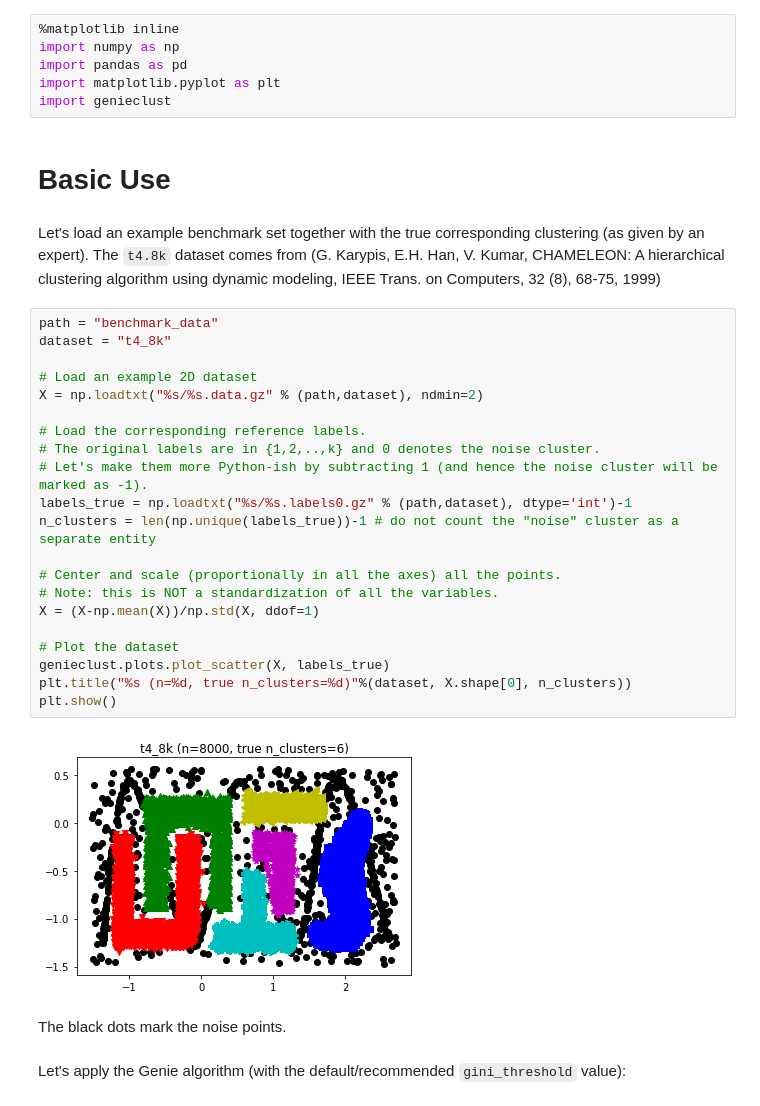
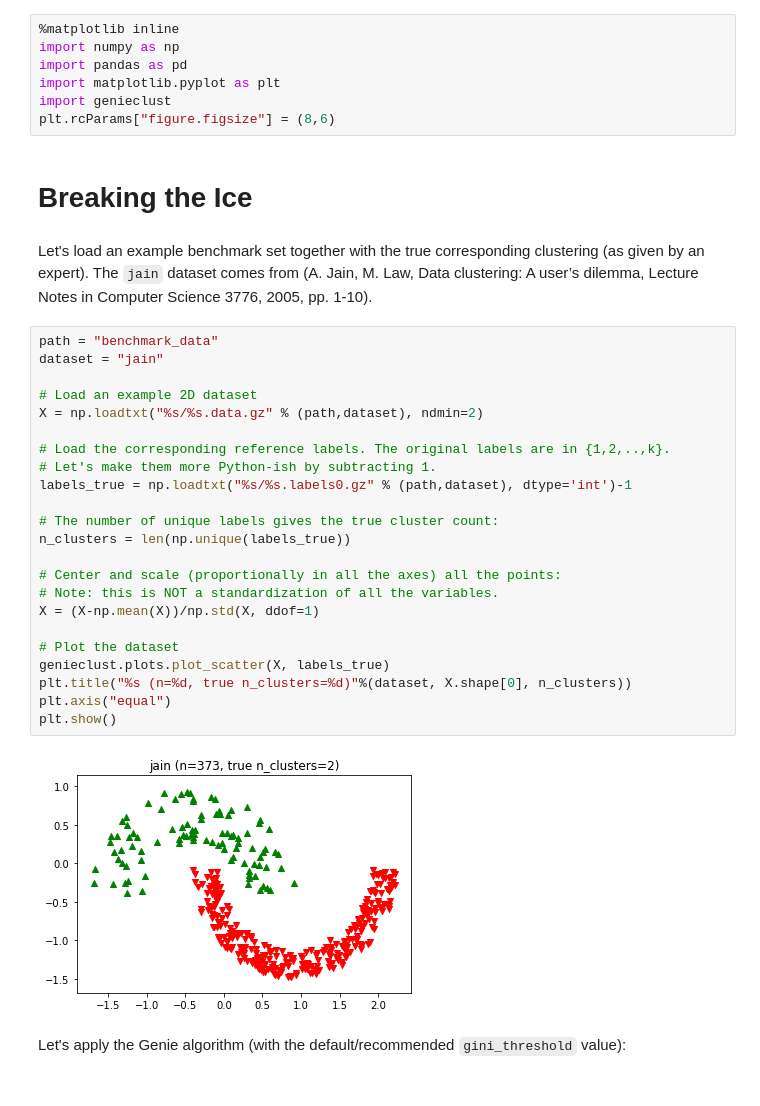
Before and after one commit to gagolews/genieclust, a Jupyter notebook: example_genie_basic.ipynb, the cells around one changed output. Drawn from its saved outputs; the diff is of its cells as text.

```diff
--- a/example_genie_basic.ipynb
+++ b/example_genie_basic.ipynb
@@ -23,37 +23,38 @@ import numpy as np
 import pandas as pd
 import matplotlib.pyplot as plt
 import genieclust
+plt.rcParams["figure.figsize"] = (8,6)
-# %% [markdown]
-# Basic Use
+# %% [markdown]
+# Breaking the Ice
 # %% [markdown]
 Let's load an example benchmark set together with the true corresponding clustering
-(as given by an expert). The `t4.8k` dataset comes from (G. Karypis, E.H. Han, V. Kumar, CHAMELEON: A hierarchical
-clustering algorithm using dynamic modeling, IEEE Trans. on Computers, 32 (8), 68-75, 1999)
+(as given by an expert). The `jain` dataset comes from (A. Jain, M. Law, Data clustering: A user’s dilemma,
+Lecture Notes in Computer Science 3776, 2005, pp. 1-10).
 # %%
 path = "benchmark_data"
-dataset = "t4_8k"
+dataset = "jain"
 
 # Load an example 2D dataset
 X = np.loadtxt("%s/%s.data.gz" % (path,dataset), ndmin=2)
 
-# Load the corresponding reference labels.
-# The original labels are in {1,2,..,k} and 0 denotes the noise cluster.
-# Let's make them more Python-ish by subtracting 1 (and hence the noise cluster will be marked as -1).
+# Load the corresponding reference labels. The original labels are in {1,2,..,k}.
+# Let's make them more Python-ish by subtracting 1.
 labels_true = np.loadtxt("%s/%s.labels0.gz" % (path,dataset), dtype='int')-1
-n_clusters = len(np.unique(labels_true))-1 # do not count the "noise" cluster as a separate entity
 
-# Center and scale (proportionally in all the axes) all the points.
+# The number of unique labels gives the true cluster count:
+n_clusters = len(np.unique(labels_true))
+
+# Center and scale (proportionally in all the axes) all the points:
 # Note: this is NOT a standardization of all the variables.
 X = (X-np.mean(X))/np.std(X, ddof=1)
 
 # Plot the dataset
 genieclust.plots.plot_scatter(X, labels_true)
 plt.title("%s (n=%d, true n_clusters=%d)"%(dataset, X.shape[0], n_clusters))
+plt.axis("equal")
 plt.show()
 # %% [output]
-[figure, old version]
+[figure, new version]
-# %% [markdown]
-The black dots mark the noise points.
 # %% [markdown]
 Let's apply the Genie algorithm (with the default/recommended `gini_threshold` value):
 # %%
```
Also changed, not shown: parts of 22 cells of this notebook, 3 other files.
